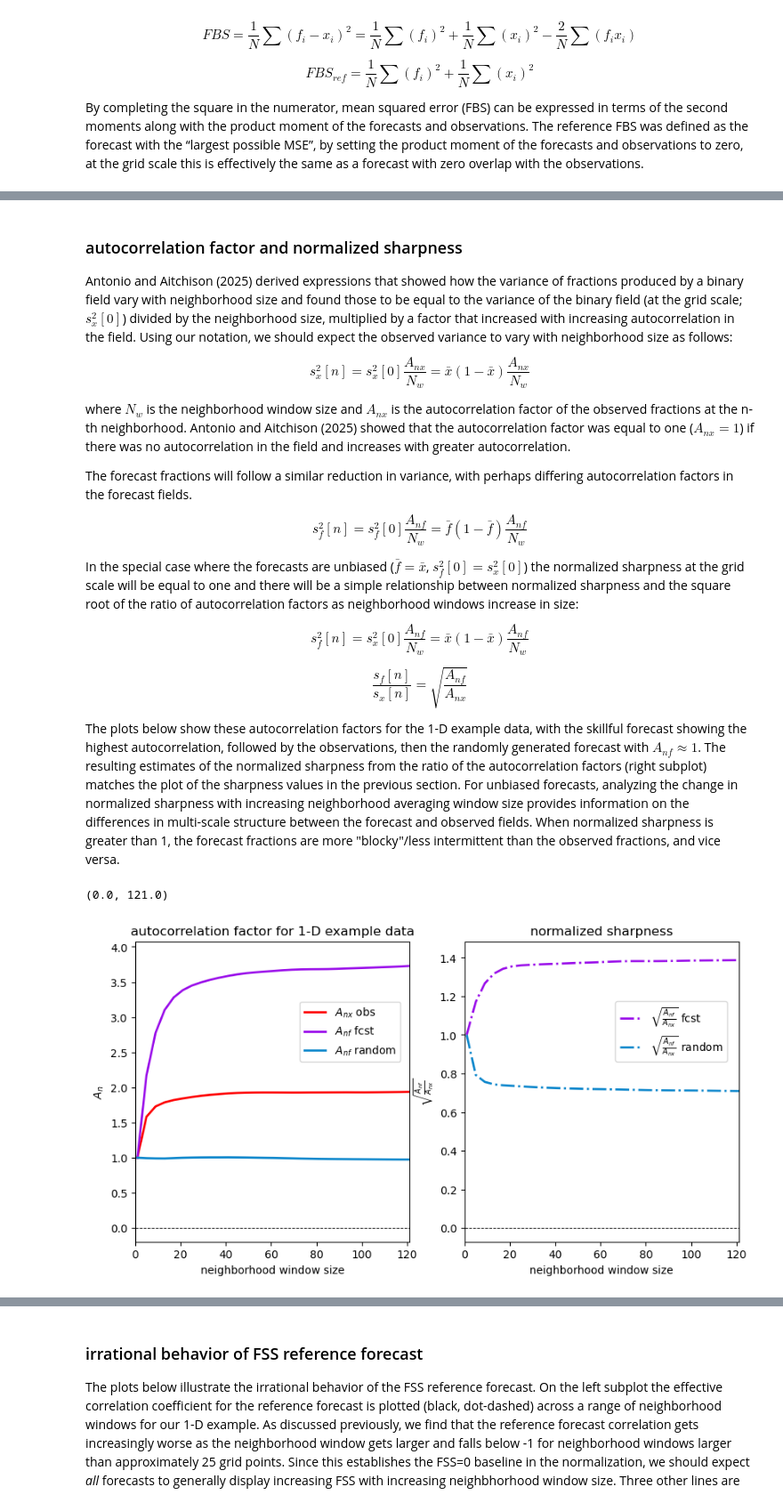
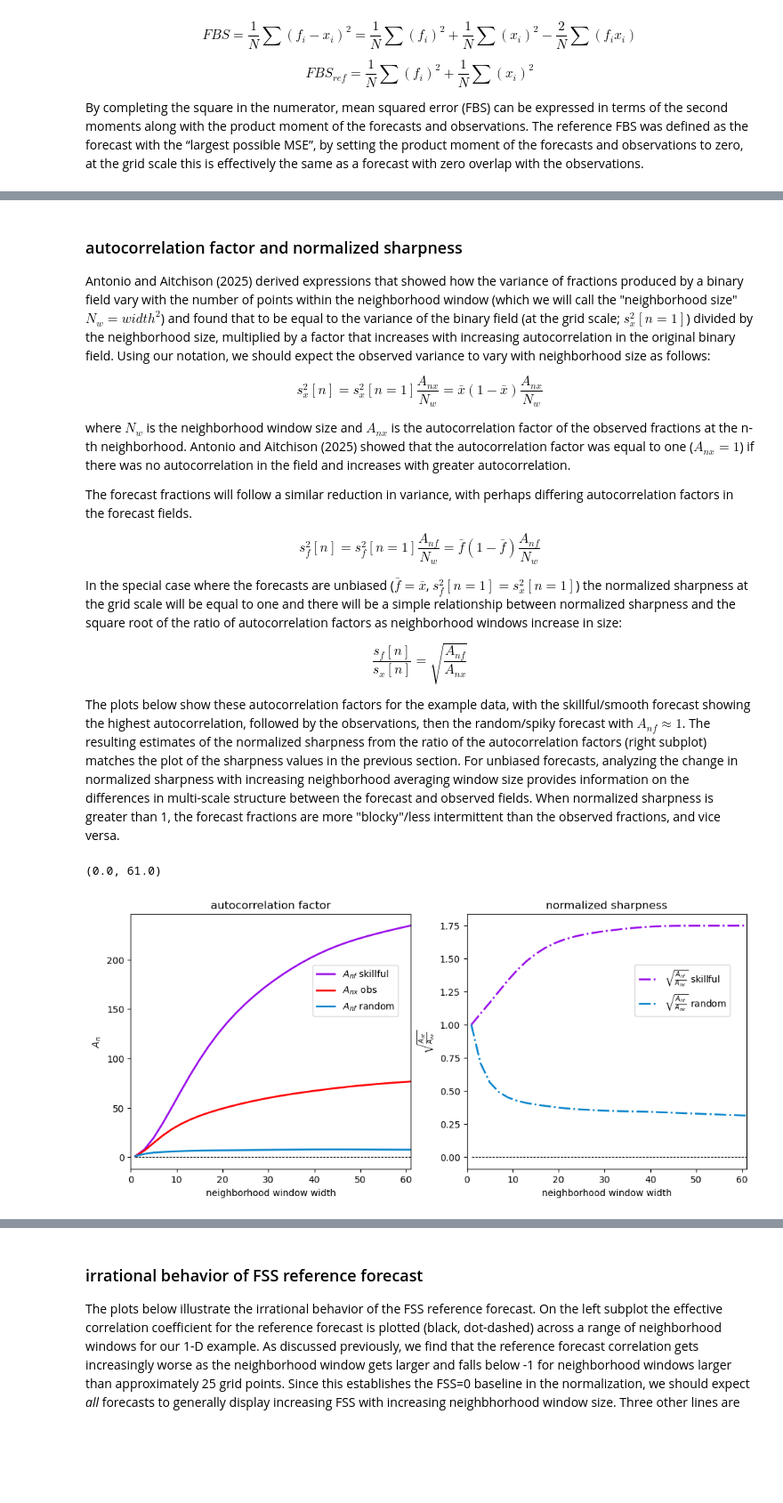
Before and after one commit to baldwin-ou/verification, a Jupyter notebook: issues_with_FSS.ipynb, the cells around one changed output, grey strips where cells are left out. Shown at 89% size. Saved outputs shown, nothing was run; the diff lists cells and outputs as text; code cells hidden in the pictures; blank space fills up the shorter version.

```diff
--- a/issues_with_FSS.ipynb
+++ b/issues_with_FSS.ipynb
@@ -213,10 +314,10 @@ For the random forecast example (blue), the variance of the random forecast decr
 # %% [markdown]
 ### autocorrelation factor and normalized sharpness
 
-Antonio and Aitchison (2025) derived expressions that showed how the variance of fractions produced by a binary field vary with neighborhood size and found those to be equal to the variance of the binary field (at the grid scale; $s_x^2[0]$) divided by the neighborhood size, multiplied by a factor that increased with increasing autocorrelation in the field. Using our notation, we should expect the observed variance to vary with neighborhood size as follows:
+Antonio and Aitchison (2025) derived expressions that showed how the variance of fractions produced by a binary field vary with the number of points within the neighborhood window (which we will call the "neighborhood size" $N_w={width}^2$) and found that to be equal to the variance of the binary field (at the grid scale; $s_x^2[n=1]$) divided by the neighborhood size, multiplied by a factor that increases with increasing autocorrelation in the original binary field. Using our notation, we should expect the observed variance to vary with neighborhood size as follows:
 
 \begin{equation}
-s_x^2[n]=s_x^2[0]\frac{A_{nx}}{N_w}=\bar x(1-\bar x)\frac{A_{nx}}{N_w}
+s_x^2[n]=s_x^2[n=1]\frac{A_{nx}}{N_w}=\bar x(1-\bar x)\frac{A_{nx}}{N_w}
 \end{equation}
 
 where $N_w$ is the neighborhood window size and $A_{nx}$ is the autocorrelation factor of the observed fractions at the n-th neighborhood. Antonio and Aitchison (2025) showed that the autocorrelation factor was equal to one ($A_{nx}=1$) if there was no autocorrelation in the field and increases with greater autocorrelation.
@@ -224,47 +325,45 @@ where $N_w$ is the neighborhood window size and $A_{nx}$ is the autocorrelation
 The forecast fractions will follow a similar reduction in variance, with perhaps differing autocorrelation factors in the forecast fields.
 
 \begin{equation}
-s_f^2[n]=s_f^2[0]\frac{A_{nf}}{N_w}=\bar f(1-\bar f)\frac{A_{nf}}{N_w}
+s_f^2[n]=s_f^2[n=1]\frac{A_{nf}}{N_w}=\bar f(1-\bar f)\frac{A_{nf}}{N_w}
 \end{equation}
 
-In the special case where the forecasts are unbiased ($\bar f = \bar x$, $s_f^2[0]=s_x^2[0]$) the normalized sharpness at the grid scale will be equal to one and there will be a simple relationship between normalized sharpness and the square root of the ratio of autocorrelation factors as neighborhood windows increase in size:
-
-\begin{equation}
-s_f^2[n]=s_x^2[0]\frac{A_{nf}}{N_w}=\bar x(1-\bar x)\frac{A_{nf}}{N_w}
-\end{equation}
+In the special case where the forecasts are unbiased ($\bar f = \bar x$, $s_f^2[n=1]=s_x^2[n=1]$) the normalized sharpness at the grid scale will be equal to one and there will be a simple relationship between normalized sharpness and the square root of the ratio of autocorrelation factors as neighborhood windows increase in size:
 
 \begin{equation}
 \frac{s_f[n]}{s_x[n]}=\sqrt{\frac{A_{nf}}{A_{nx}}}
 \end{equation}
 
-The plots below show these autocorrelation factors for the 1-D example data, with the skillful forecast showing the highest autocorrelation, followed by the observations, then the randomly generated forecast with $A_{nf} \approx 1$. The resulting estimates of the normalized sharpness from the ratio of the autocorrelation factors (right subplot) matches the plot of the sharpness values in the previous section. For unbiased forecasts, analyzing the change in normalized sharpness with increasing neighborhood averaging window size provides information on the differences in multi-scale structure between the forecast and observed fields. When normalized sharpness is greater than 1, the forecast fractions are more "blocky"/less intermittent than the observed fractions, and vice versa.
+The plots below show these autocorrelation factors for the example data, with the skillful/smooth forecast showing the highest autocorrelation, followed by the observations, then the random/spiky forecast with $A_{nf} \approx 1$. The resulting estimates of the normalized sharpness from the ratio of the autocorrelation factors (right subplot) matches the plot of the sharpness values in the previous section. For unbiased forecasts, analyzing the change in normalized sharpness with increasing neighborhood averaging window size provides information on the differences in multi-scale structure between the forecast and observed fields. When normalized sharpness is greater than 1, the forecast fractions are more "blocky"/less intermittent than the observed fractions, and vice versa.
 # %%
 # autocorrelation factor in our 1-D example
-fig,ax = plt.subplots(1,2,figsize=(10,5))
+fig,ax = plt.subplots(1,2,figsize=(12,5))
 axs=ax.flat
 
-s_x_2_0=np.var(obs1)
-a_n_obs=sx_2*nwin/s_x_2_0
-a_n_fcst=sf_2*nwin/s_x_2_0
-a_n_rand=sf_2_rand*nwin/s_x_2_0
-axs[0].plot(nwin,a_n_obs,c=colorlist[0],lw=2.,label=r'${A_{nx}}$ obs')
-axs[0].plot(nwin,a_n_fcst,c=colorlist[1],lw=2.,label=r'${A_{nf}}$ fcst')
-axs[0].plot(nwin,a_n_rand,c=colorlist[2],lw=2.,label=r'${A_{nf}}$ random')
-axs[0].plot([0.,400.],[0.,0.],c='k',ls='--',lw=0.7)
-axs[0].legend(loc=[0.6,0.6])
-axs[0].set_xlabel('neighborhood window size')
+s_x_2_0=np.var(obs)
+s_f_2_0_skill=np.var(skill_fcst)
+s_f_2_0_rand=np.var(rand_fcst)
+a_n_obs=sx_2_n*win_size/s_x_2_0
+a_n_skill=sf_2_skill*win_size/s_f_2_0_skill
+a_n_rand=sf_2_rand*win_size/s_f_2_0_rand
+axs[0].plot(win_width,a_n_skill,c=colorlist[1],lw=2.,label=r'${A_{nf}}$ skillful')
+axs[0].plot(win_width,a_n_obs,c=colorlist[0],lw=2.,label=r'${A_{nx}}$ obs')
+axs[0].plot(win_width,a_n_rand,c=colorlist[2],lw=2.,label=r'${A_{nf}}$ random')
+axs[0].plot(win_width,np.zeros_like(win_width),c='k',ls='--',lw=0.7)
+axs[0].legend(loc=[0.65,0.6])
+axs[0].set_xlabel('neighborhood window width')
 axs[0].set_ylabel(r'$A_n$')
-axs[0].set_title(r'autocorrelation factor for 1-D example data')
-axs[0].set_xlim(0.,121.)
+axs[0].set_title(r'autocorrelation factor')
+axs[0].set_xlim(0.,61.)
 
-axs[1].plot(nwin,np.sqrt(a_n_fcst/a_n_obs),c=colorlist[1],lw=2.,ls='-.',label=r'$\sqrt{\frac{A_{nf}}{A_{nx}}}$ fcst')
-axs[1].plot(nwin,np.sqrt(a_n_rand/a_n_obs),c=colorlist[2],lw=2.,ls='-.',label=r'$\sqrt{\frac{A_{nf}}{A_{nx}}}$ random')
-axs[1].plot([0.,400.],[0.,0.],c='k',ls='--',lw=0.7)
-axs[1].legend(loc=[0.55,0.6])
-axs[1].set_xlabel('neighborhood window size')
+axs[1].plot(win_width,np.sqrt(a_n_skill/a_n_obs),c=colorlist[1],lw=2.,ls='-.',label=r'$\sqrt{\frac{A_{nf}}{A_{nx}}}$ skillful')
+axs[1].plot(win_width,np.sqrt(a_n_rand/a_n_obs),c=colorlist[2],lw=2.,ls='-.',label=r'$\sqrt{\frac{A_{nf}}{A_{nx}}}$ random')
+axs[1].plot(win_width,np.zeros_like(win_width),c='k',ls='--',lw=0.7)
+axs[1].legend(loc=[0.6,0.6])
+axs[1].set_xlabel('neighborhood window width')
 axs[1].set_ylabel(r'$\sqrt{\frac{A_{nf}}{A_{nx}}}$')
 axs[1].set_title(r'normalized sharpness')
-axs[1].set_xlim(0.,121.)
+axs[1].set_xlim(0.,61.)
 # %% [output]
-(0.0, 121.0)
+(0.0, 61.0)
-[figure, old version]
+[figure, new version]
```
Also changed, not shown: parts of 52 cells of this notebook.
